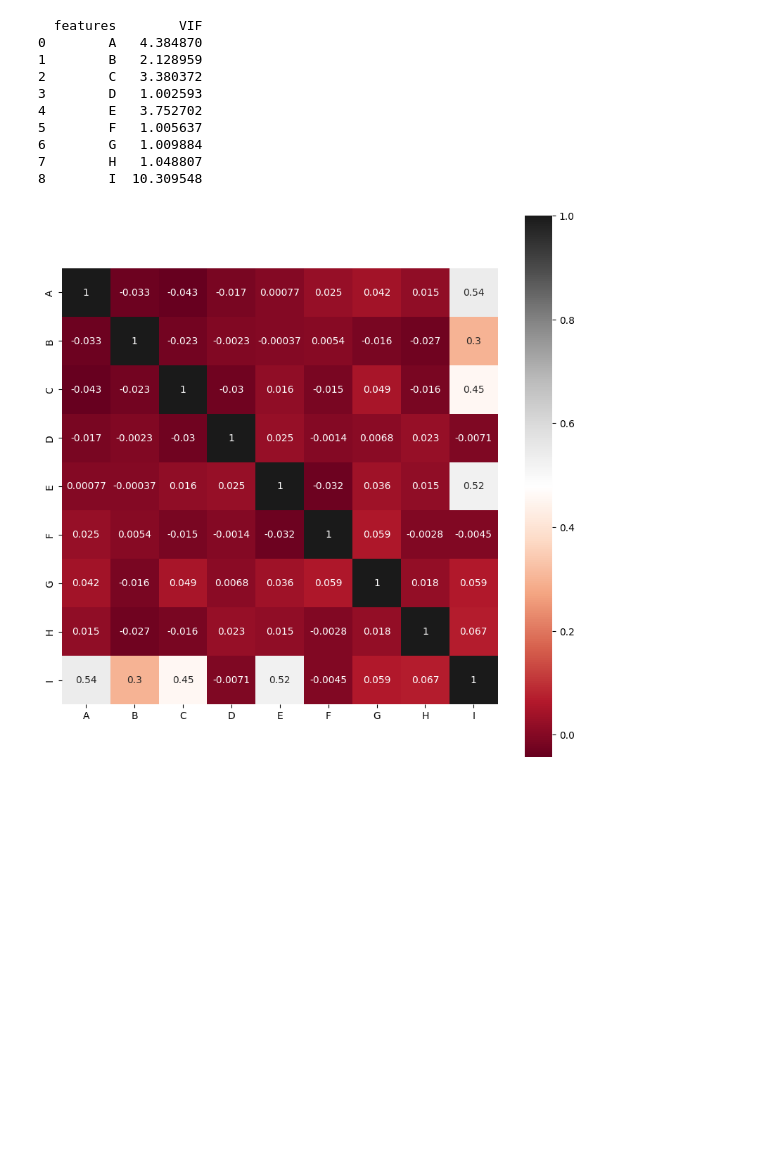
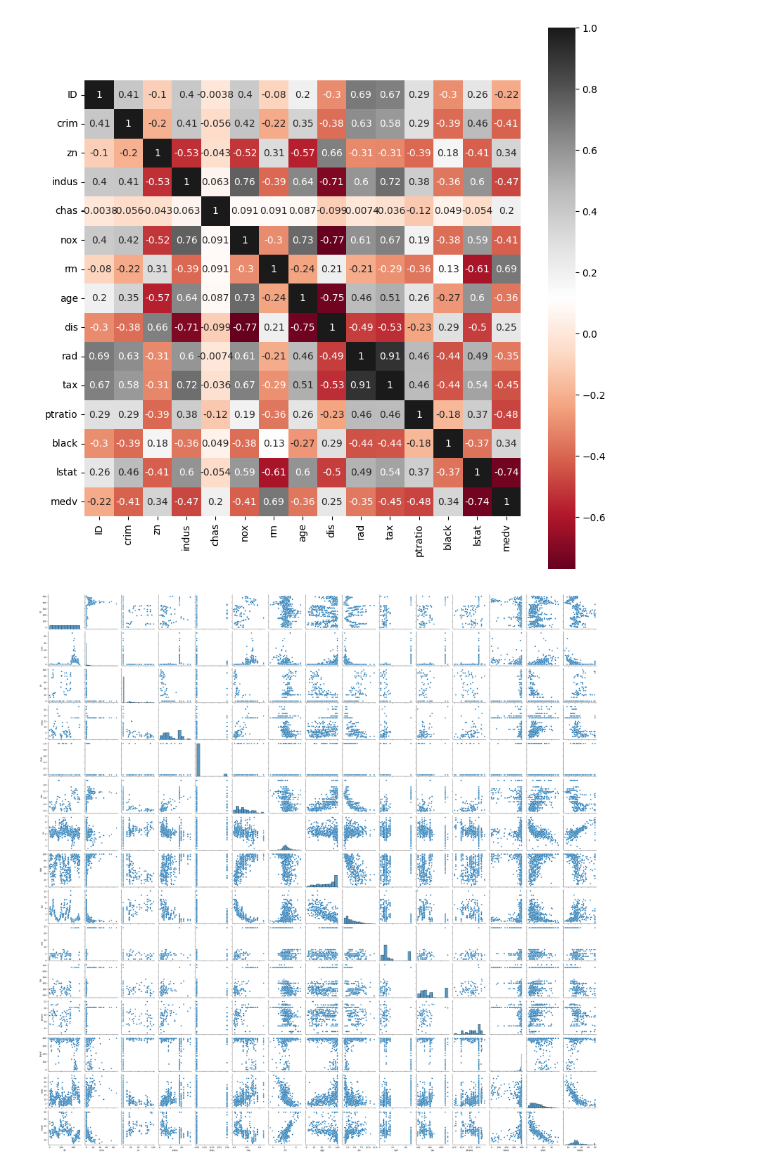
Before and after one commit to cecinuga/MarketAI, a Jupyter notebook: Models/OrderAiTensorflow.ipynb, the cells around one changed output. Cells and saved outputs as stored; diff of their text form; code cells hidden in the pictures; blank space fills up the shorter version.

```diff
--- a/Models/OrderAiTensorflow.ipynb
+++ b/Models/OrderAiTensorflow.ipynb
@@ -74,7 +82,7 @@ def make_dataset(X_data,y_data,k):
     return tf.data.Dataset.from_generator(gen, (tf.double,tf.double,tf.double,tf.double,tf.double,tf.double))
 # %%
 california = fetch_california_housing()
-stock = pd.read_csv('../data/datasets/AAPL.csv/AAPL.csv')
+stock = pd.read_csv('../data/datasets/yahoo_stock.csv')
 air = pd.read_csv('../data/datasets/AirQualityUCI.csv')
 housing_train = pd.read_csv("../data/datasets/boston_train.csv")
 housing_test = pd.read_csv("../data/datasets/boston_test.csv")
@@ -88,18 +96,10 @@ batch_size = 200
 
 #X_train_b, X_test_b, y_train_b, y_test_b = train_test_split(housing.data, housing.target, test_size=0.98, random_state=2)
 XR, yR = make_regression(n_samples=2000, n_features=8, n_informative=5, noise=50, random_state=4)
+X_train2, X_test2, y_train2, y_test2 = train_test_split(XR, yR, test_size=0.20, random_state=2)
+columns = ["{0}".format(total_columns[i]) for i in range(XR.shape[1]+1)]
+dataframe = pd.DataFrame(np.concatenate([XR, np.reshape(yR, [-1, 1])], axis=1), columns=columns)
+dataframe = pd.DataFrame(housing)
 
-X_train2, X_test2, y_train2, y_test2 = train_test_split(XR, yR, test_size=0.20, random_state=2)
-
-columns = ["{0}".format(total_columns[i]) for i in range(XR.shape[1]+1)]
-dataframe = pd.DataFrame(air)
-for column in dataframe:
-    dataframe[column] = dataframe[column].fillna(dataframe[column].mean())
-dataframe = pd.DataFrame(np.concatenate([XR, np.reshape(yR, [-1, 1])], axis=1), columns=columns)
-
-Y = dataframe['I']
-X = dataframe.drop("I", axis=1)
-
-data = make_dataset(X, Y.values.reshape(Y.shape[0], 1), k)
 dataframe.head()
 # %% [output]
@@ -112,23 +137,7 @@ dataframe.head()
 # %%
 fig, ax = plt.subplots(figsize=(10,10))
 ax = sns.heatmap(dataframe.corr(), cmap = 'RdGy', annot=True, square=True)
-
-#dataframe.drop(["B"], inplace=True, axis=1)
-
-#dataframe.drop("B", inplace=True, axis=1)
-vif_data = pd.DataFrame()
-vif_data["features"] = dataframe.columns
-vif_data["VIF"] = [variance_inflation_factor(dataframe.values, i) for i in range(len(dataframe.columns))]
-print(vif_data)
+sns.pairplot(dataframe)
 # %% [output]
-  features        VIF
-0        A   4.384870
-1        B   2.128959
-2        C   3.380372
-3        D   1.002593
-4        E   3.752702
-5        F   1.005637
-6        G   1.009884
-7        H   1.048807
-8        I  10.309548
-[figure, old version]
+[figure, new version]
+[figure, added]
```
Also changed, not shown: parts of 7 cells of this notebook, 3 other files.
